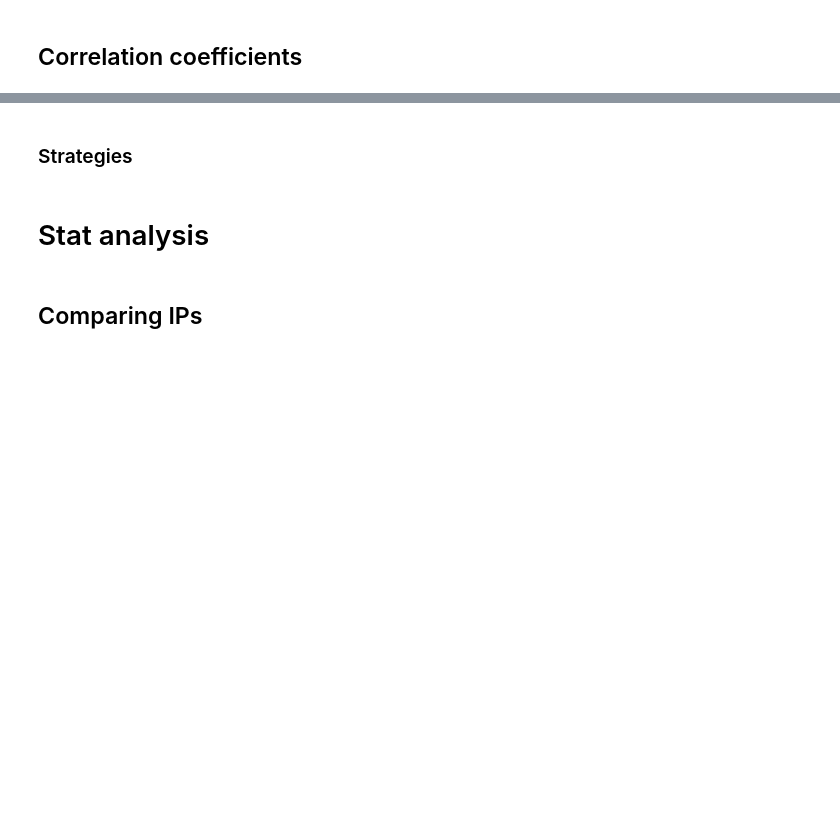
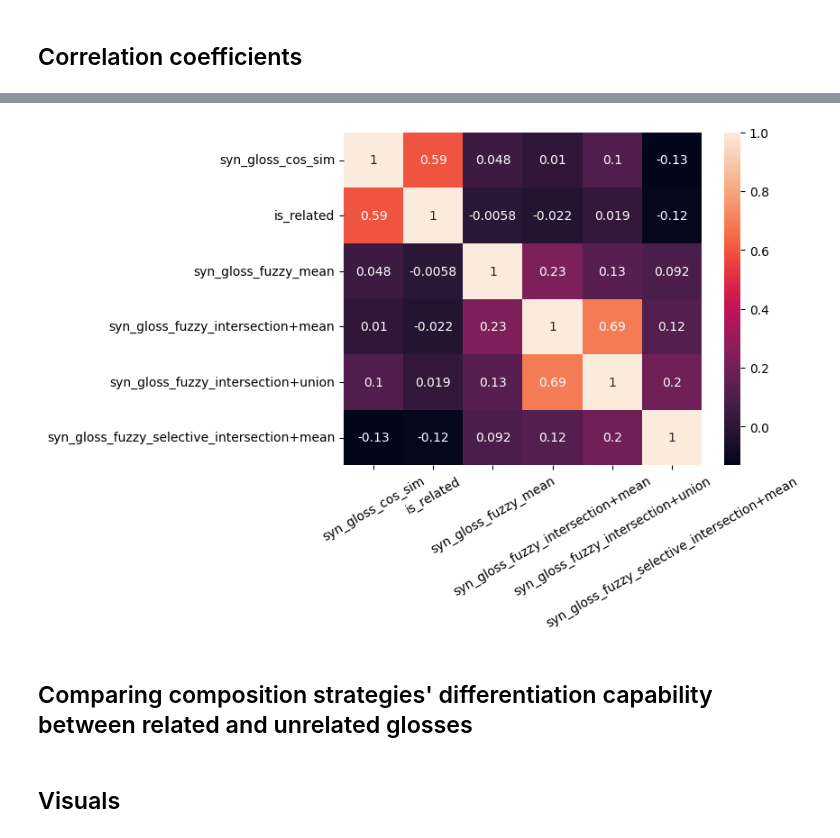
Before and after one commit to IsaacFigNewton/DisCoFuzz, a Jupyter notebook: DisCoFuzz_WF.ipynb, the cells around one changed output, grey strips where cells are left out. Drawn from its saved outputs; the diff is of its cells as text; code cells hidden in the pictures; blank space fills up the shorter version.

```diff
--- a/DisCoFuzz_WF.ipynb
+++ b/DisCoFuzz_WF.ipynb
@@ -998,0 +1057,10 @@ eval_df[["syn_ant_cosine_similarities", "syn_ant_fuzzy_similarities"]].corr()
+# %%
+import seaborn as sn
+
+ax = sn.heatmap(sim_eval_df.corr(), annot=True)
+ax.tick_params(axis='x', labelrotation=30)
+plt.show()
+# %% [output]
+[figure, added]
+# %% [markdown]
+## Comparing composition strategies' differentiation capability between related and unrelated glosses
@@ -999,2 +1084,2 @@ eval_df[["syn_ant_cosine_similarities", "syn_ant_fuzzy_similarities"]].corr()
 # %% [markdown]
-### Strategies
+## Visuals
@@ -1013,4 +1085,0 @@ eval_df[["syn_gloss_cosine_similarities", "syn_gloss_fuzzy_comp_sel_int_mean_sim
-# %% [markdown]
-# Stat analysis
-# %% [markdown]
-## Comparing IPs
```
Also changed, not shown: parts of 73 cells of this notebook.
